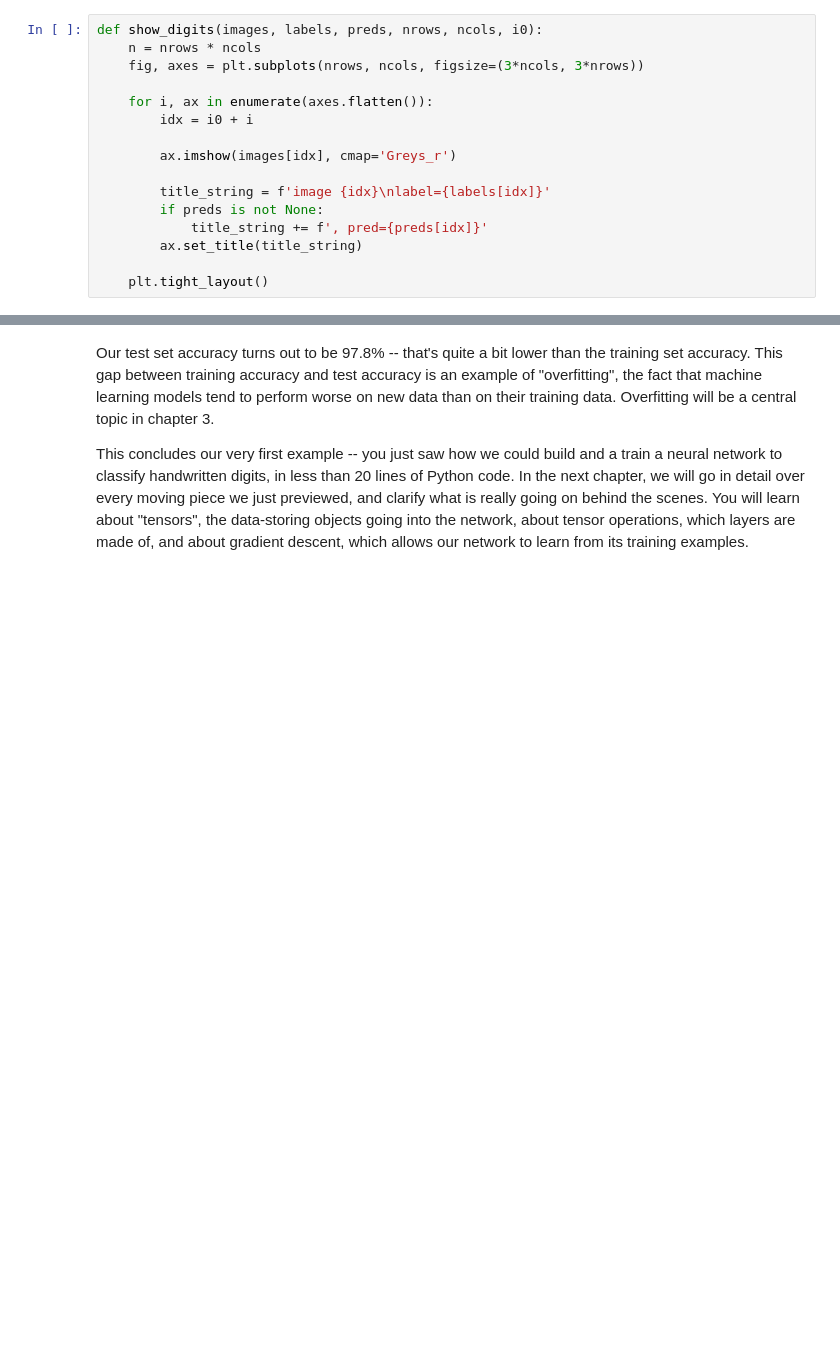
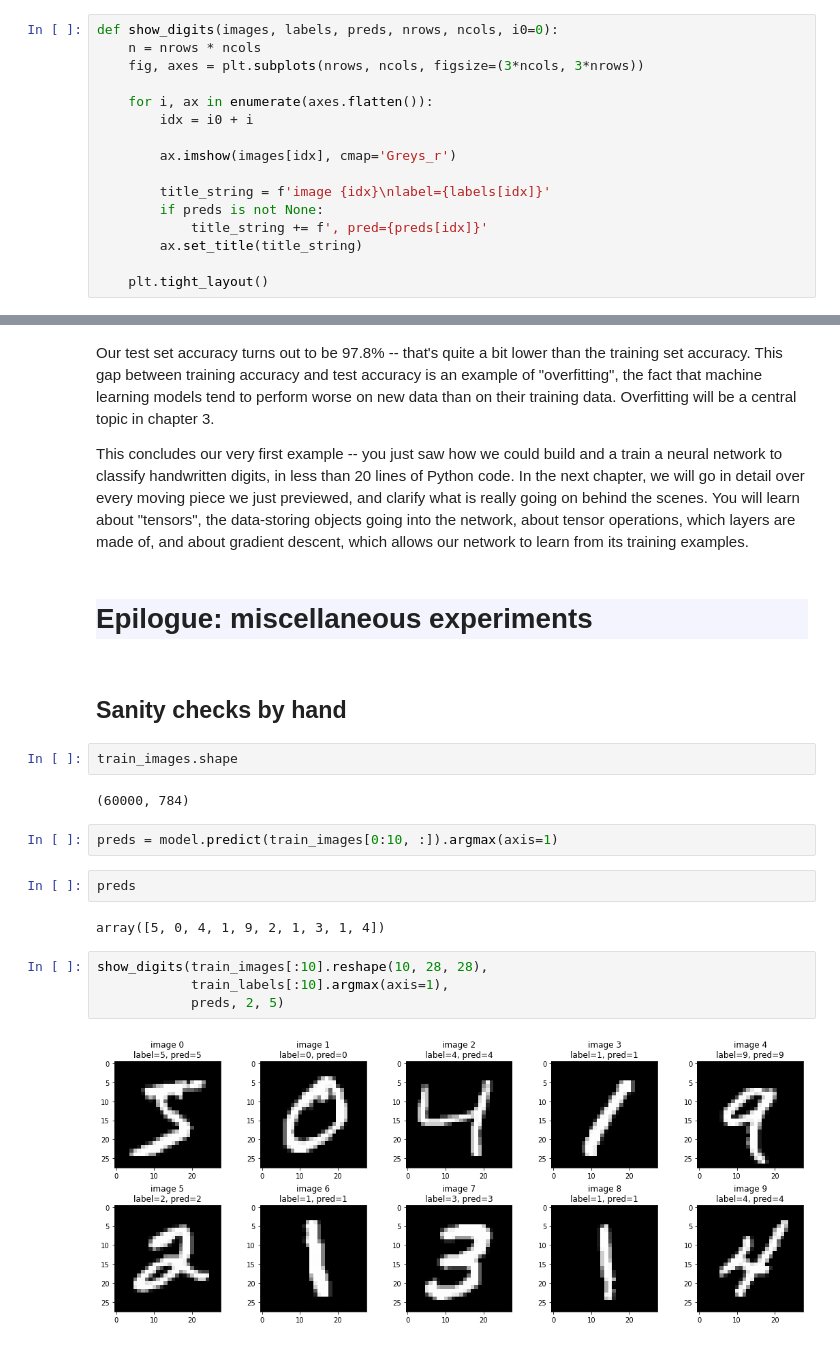
Before and after one commit to pjleimbigler/deep-learning-with-python-notebooks, a Jupyter notebook: 2.1-a-first-look-at-a-neural-network.ipynb, the cells around one changed output, grey strips where cells are left out. Saved outputs shown, nothing was run; the diff lists cells and outputs as text; blank space fills up the shorter version.

Commit message:
Add minor visualizations to Notebook 2.1

```diff
--- a/2.1-a-first-look-at-a-neural-network.ipynb
+++ b/2.1-a-first-look-at-a-neural-network.ipynb
@@ -95,7 +96,7 @@ train_labels
 # %% [output]
 array([5, 0, 4, ..., 5, 6, 8], dtype=uint8)
 # %%
-def show_digits(images, labels, preds, nrows, ncols, i0):
+def show_digits(images, labels, preds, nrows, ncols, i0=0):
     n = nrows * ncols
     fig, axes = plt.subplots(nrows, ncols, figsize=(3*ncols, 3*nrows))
 
@@ -300,3 +301,27 @@ This concludes our very first example -- you just saw how we could build and a t
 less than 20 lines of Python code. In the next chapter, we will go in detail over every moving piece we just previewed, and clarify what is really
 going on behind the scenes. You will learn about "tensors", the data-storing objects going into the network, about tensor operations, which
 layers are made of, and about gradient descent, which allows our network to learn from its training examples.
+# %% [markdown]
+<div style='background:#f4f4ff'>
+
+# Epilogue: miscellaneous experiments
+
+</div>
+# %% [markdown]
+## Sanity checks by hand
+# %%
+train_images.shape
+# %% [output]
+(60000, 784)
+# %%
+preds = model.predict(train_images[0:10, :]).argmax(axis=1)
+# %%
+preds
+# %% [output]
+array([5, 0, 4, 1, 9, 2, 1, 3, 1, 4])
+# %%
+show_digits(train_images[:10].reshape(10, 28, 28),
+            train_labels[:10].argmax(axis=1),
+            preds, 2, 5)
+# %% [output]
+[figure, added]
```
Also changed, not shown: parts of 7 cells of this notebook, 1 other file.
